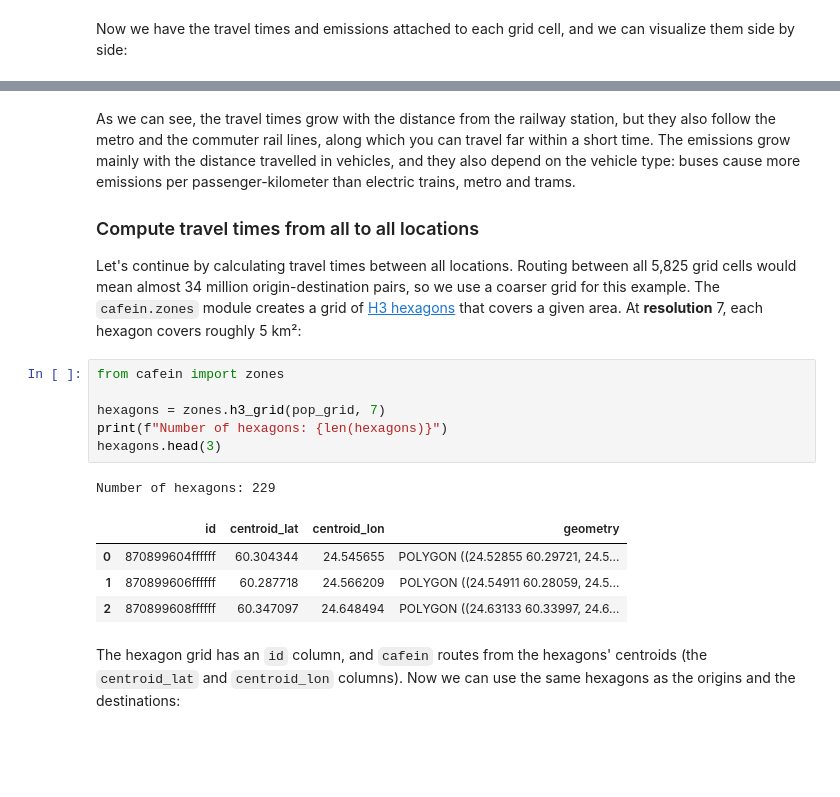
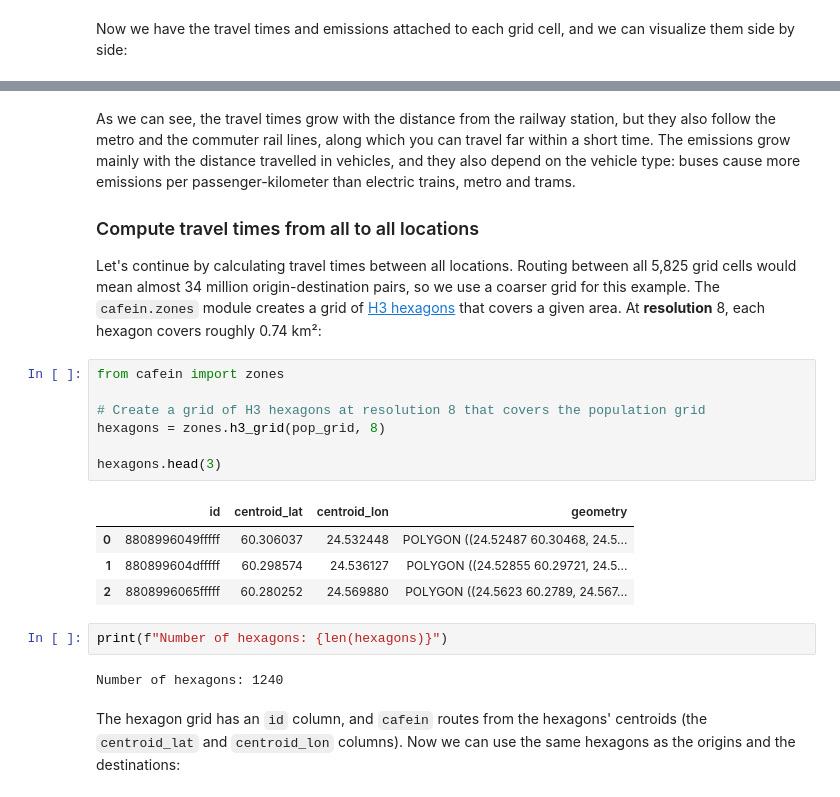
Before and after one commit to HTenkanen/mobility-course, a Jupyter notebook: source/lessons/L2/cafein_tutorial.ipynb, the cells around one changed output, grey strips where cells are left out. Saved outputs shown, nothing was run; the diff lists cells and outputs as text; blank space fills up the shorter version.

```diff
--- a/source/lessons/L2/cafein_tutorial.ipynb
+++ b/source/lessons/L2/cafein_tutorial.ipynb
@@ -258,18 +284,22 @@ As we can see, the travel times grow with the distance from the railway station,
 
 ### Compute travel times from all to all locations
 
-Let's continue by calculating travel times between all locations. Routing between all 5,825 grid cells would mean almost 34 million origin-destination pairs, so we use a coarser grid for this example. The `cafein.zones` module creates a grid of [H3 hexagons](https://h3geo.org/) that covers a given area. At **resolution** 7, each hexagon covers roughly 5 km²:
+Let's continue by calculating travel times between all locations. Routing between all 5,825 grid cells would mean almost 34 million origin-destination pairs, so we use a coarser grid for this example. The `cafein.zones` module creates a grid of [H3 hexagons](https://h3geo.org/) that covers a given area. At **resolution** 8, each hexagon covers roughly 0.74 km²:
-# %%
-from cafein import zones
-
-hexagons = zones.h3_grid(pop_grid, 7)
-print(f"Number of hexagons: {len(hexagons)}")
-hexagons.head(3)
-# %% [output]
-Number of hexagons: 229
-|  | id | centroid_lat | centroid_lon | geometry |
-| 0 | 870899604ffffff | 60.304344 | 24.545655 | POLYGON ((24.52855 60.29721, 24.5... |
-| 1 | 870899606ffffff | 60.287718 | 24.566209 | POLYGON ((24.54911 60.28059, 24.5... |
-| 2 | 870899608ffffff | 60.347097 | 24.648494 | POLYGON ((24.63133 60.33997, 24.6... |
+# %%
+from cafein import zones
+
+# Create a grid of H3 hexagons at resolution 8 that covers the population grid
+hexagons = zones.h3_grid(pop_grid, 8)
+
+hexagons.head(3)
+# %% [output]
+|  | id | centroid_lat | centroid_lon | geometry |
+| 0 | 8808996049fffff | 60.306037 | 24.532448 | POLYGON ((24.52487 60.30468, 24.5... |
+| 1 | 880899604dfffff | 60.298574 | 24.536127 | POLYGON ((24.52855 60.29721, 24.5... |
+| 2 | 8808996065fffff | 60.280252 | 24.569880 | POLYGON ((24.5623 60.2789, 24.567... |
+# %%
+print(f"Number of hexagons: {len(hexagons)}")
+# %% [output]
+Number of hexagons: 1240
 # %% [markdown]
 The hexagon grid has an `id` column, and `cafein` routes from the hexagons' centroids (the `centroid_lat` and `centroid_lon` columns). Now we can use the same hexagons as the origins and the destinations:
```
Also changed, not shown: parts of 58 cells of this notebook.
